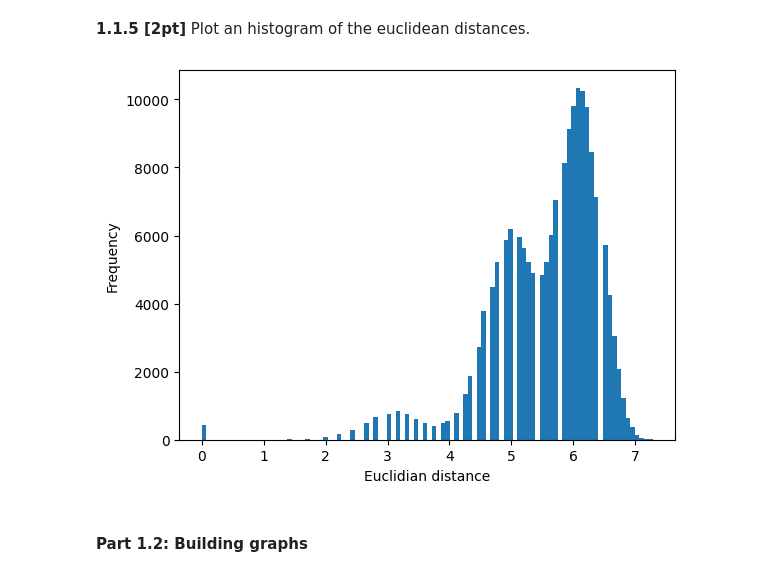
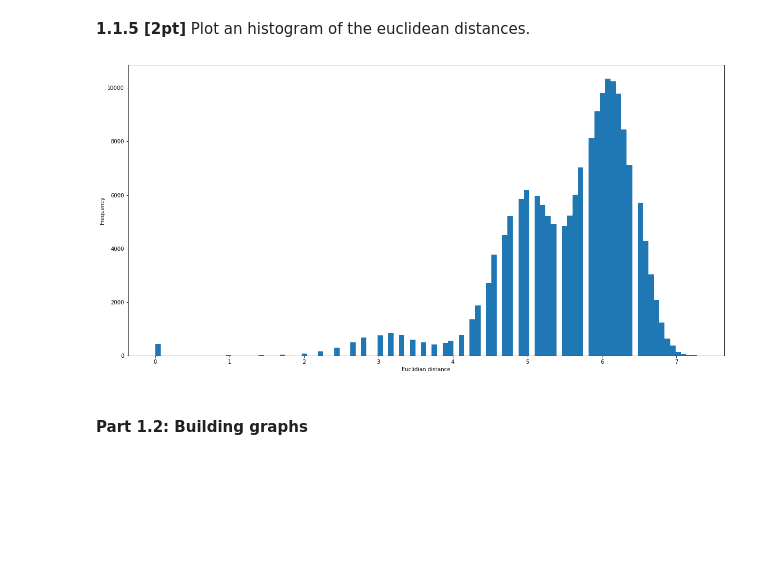
Before and after one commit to Aziz-bc/Network_machine_learning, a Jupyter notebook: Assignment1A/nml23_assignment1a.ipynb, the cells around one changed output. Saved outputs shown, nothing was run; the diff lists cells and outputs as text; code cells hidden in the pictures; blank space fills up the shorter version.

```diff
--- a/Assignment1A/nml23_assignment1a.ipynb
+++ b/Assignment1A/nml23_assignment1a.ipynb
@@ -178,13 +178,14 @@ print(mean_distance)
 **1.1.5 [2pt]** Plot an histogram of the euclidean distances.
 # %%
 # Your solution here ###########################################################
+plt.figure(figsize=(20, 10))
 plt.hist(euclidian_distance.flatten(), bins=100)
 plt.xlabel('Euclidian distance')
 plt.ylabel('Frequency')
 plt.show()
 #^^^^^^^^^^^^^^^^^^^^^^^^^^^^^^^^^^^^^^^^^^^^^^^^^^^^^^^^^^^^^^^^^^^^^^^^^^^^^^^
 # %% [output]
-[figure, old version]
+[figure, new version]
 # %% [markdown]
 #### Part 1.2: Building graphs
 # %% [markdown]
```
Also changed, not shown: parts of 16 cells of this notebook, 2 other files.
